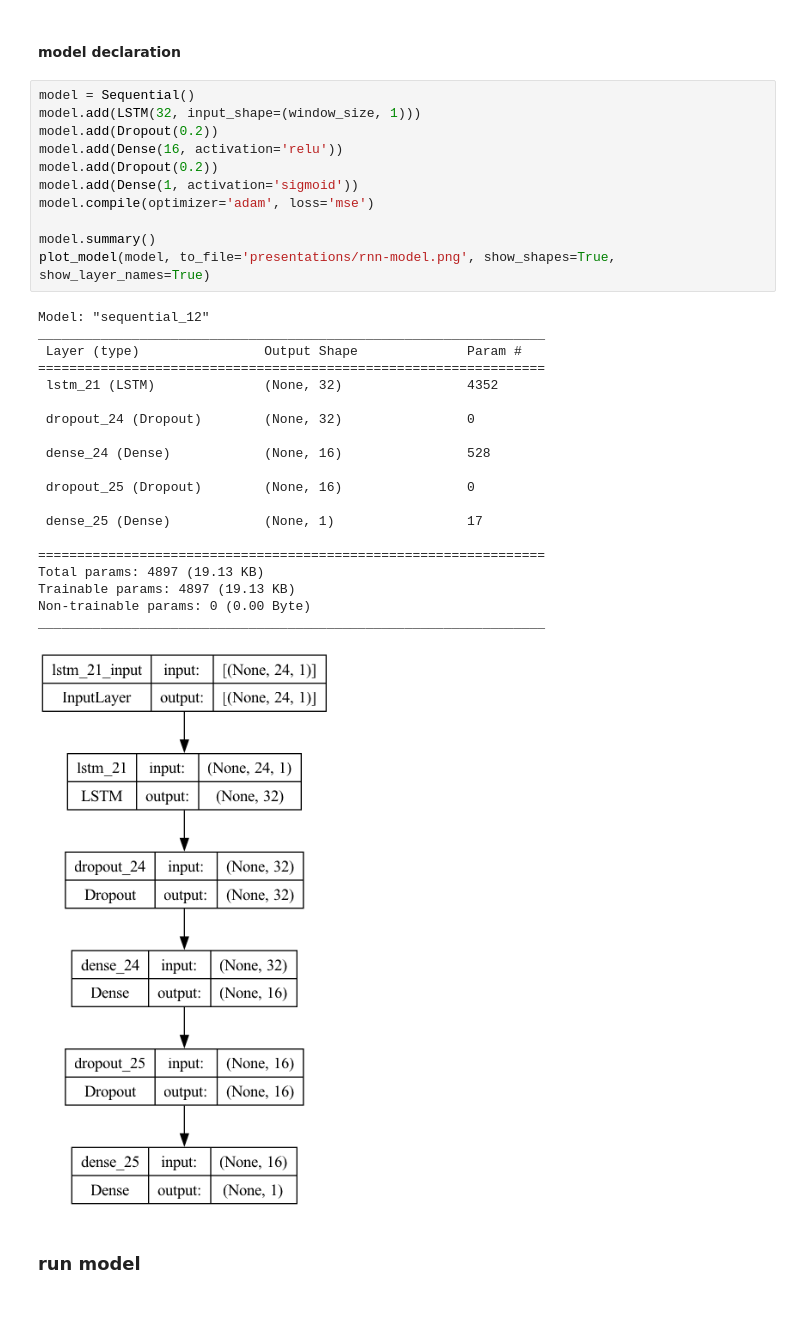
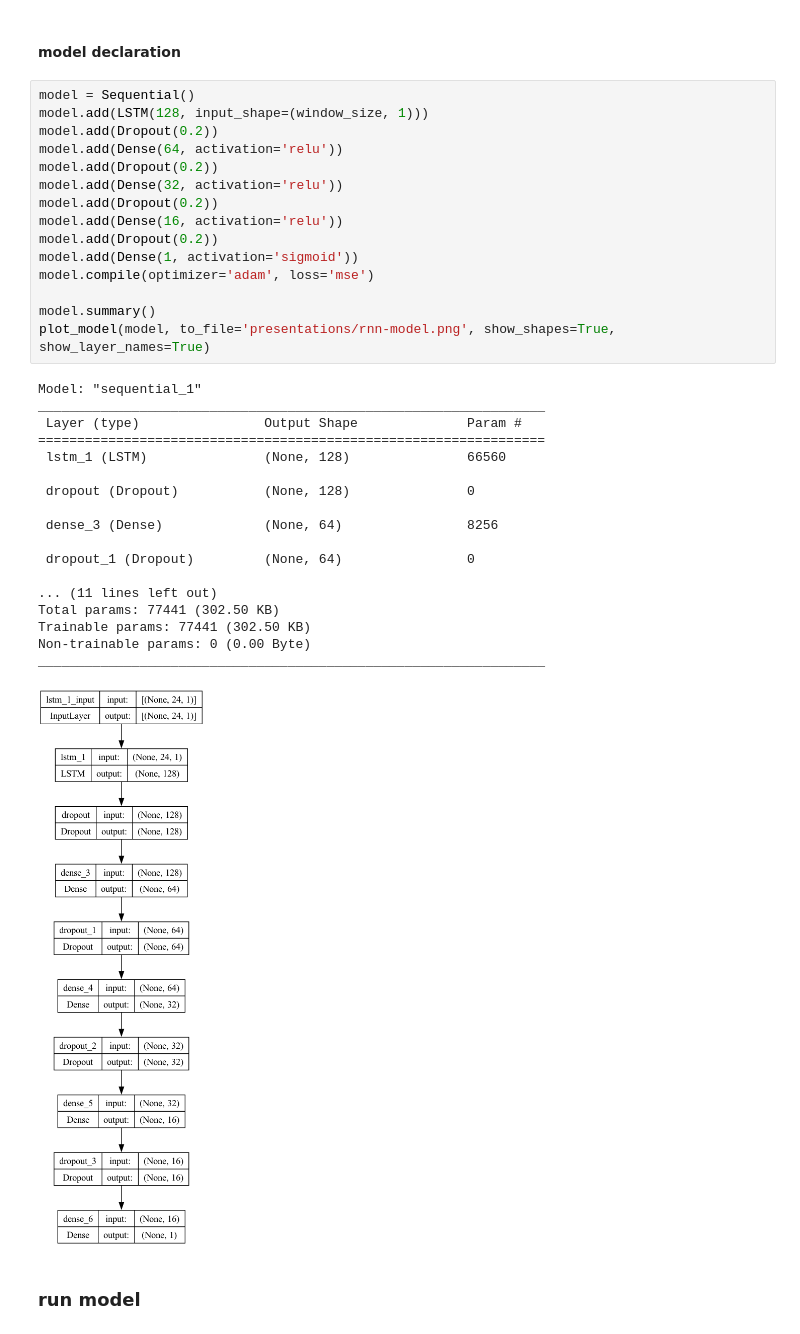
Before and after one commit to fake-or-dead/dsi03-capstone, a Jupyter notebook: 4.RNN.ipynb, the cells around one changed output. Drawn from its saved outputs; the diff is of its cells as text.

```diff
--- a/4.RNN.ipynb
+++ b/4.RNN.ipynb
@@ -219,36 +253,38 @@ def RNNevaluate(X_train, y_train, X_test, y_test, scaler, window_size):
 #### model declaration
 # %%
 model = Sequential()
-model.add(LSTM(32, input_shape=(window_size, 1)))
+model.add(LSTM(128, input_shape=(window_size, 1)))
+model.add(Dropout(0.2))
+model.add(Dense(64, activation='relu'))
+model.add(Dropout(0.2))
+model.add(Dense(32, activation='relu'))
 model.add(Dropout(0.2))
 model.add(Dense(16, activation='relu'))
 model.add(Dropout(0.2))
 model.add(Dense(1, activation='sigmoid'))
 model.compile(optimizer='adam', loss='mse')
 
 model.summary()
 plot_model(model, to_file='presentations/rnn-model.png', show_shapes=True, show_layer_names=True)
 # %% [output]
-Model: "sequential_12"
+Model: "sequential_1"
 _________________________________________________________________
  Layer (type)                Output Shape              Param #
 =================================================================
- lstm_21 (LSTM)              (None, 32)                4352
+ lstm_1 (LSTM)               (None, 128)               66560
 
- dropout_24 (Dropout)        (None, 32)                0
+ dropout (Dropout)           (None, 128)               0
 
- dense_24 (Dense)            (None, 16)                528
+ dense_3 (Dense)             (None, 64)                8256
 
- dropout_25 (Dropout)        (None, 16)                0
+ dropout_1 (Dropout)         (None, 64)                0
 
- dense_25 (Dense)            (None, 1)                 17
-
-=================================================================
-Total params: 4897 (19.13 KB)
-Trainable params: 4897 (19.13 KB)
+... (11 lines left out)
+Total params: 77441 (302.50 KB)
+Trainable params: 77441 (302.50 KB)
 Non-trainable params: 0 (0.00 Byte)
 _________________________________________________________________
-[figure, old version]
+[figure, new version]
 # %% [markdown]
 ### run model
 # %% [markdown]
```
Also changed, not shown: parts of 29 cells of this notebook, 10 other files.
